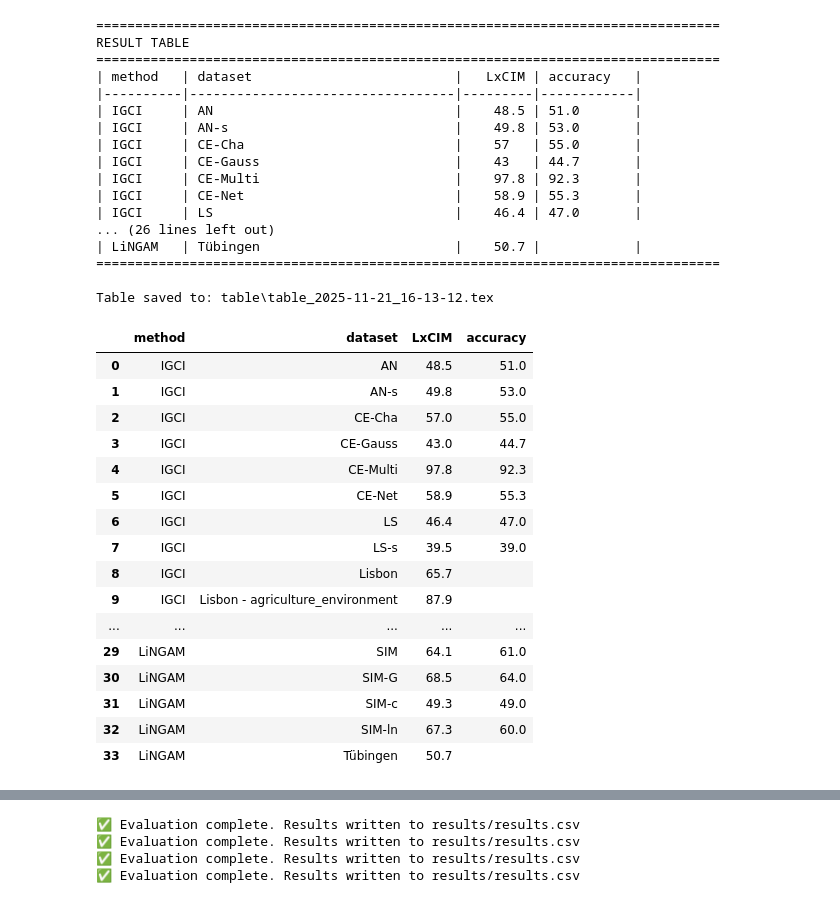
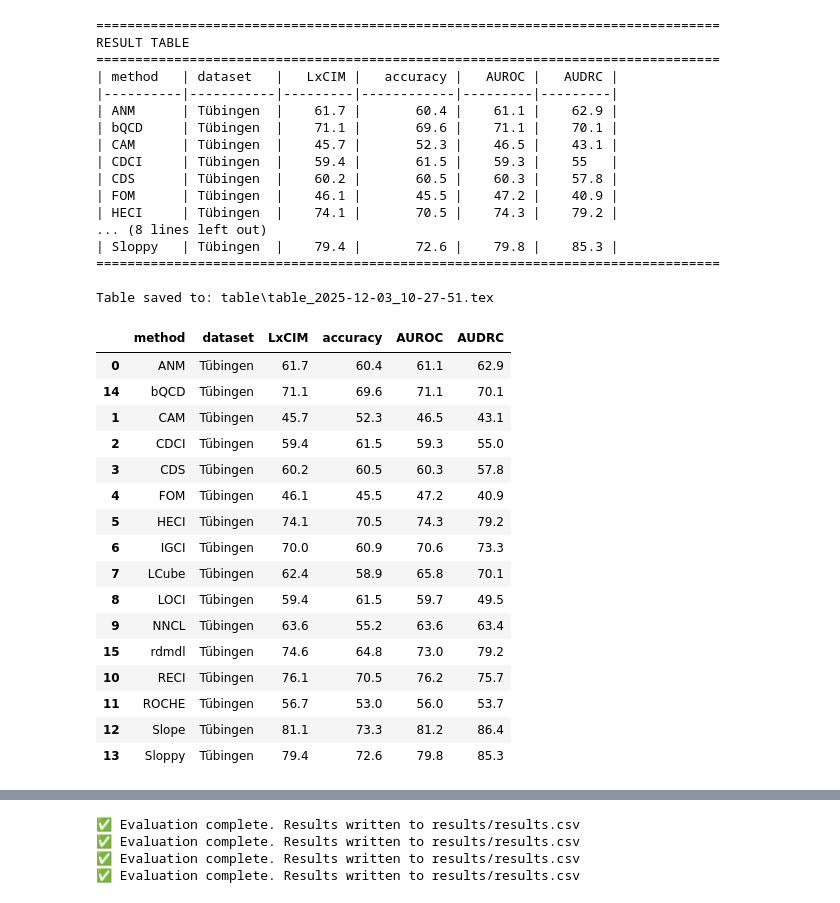
Before and after one commit to tiagobrogueira/Causal-Discovery-In-Exchangeable-Data, a Jupyter notebook: bicausal/evaluate.ipynb, the cells around one changed output, grey strips where cells are left out. Cells and saved outputs as stored; diff of their text form; code cells hidden in the pictures.

```diff
--- a/bicausal/evaluate.ipynb
+++ b/bicausal/evaluate.ipynb
@@ -2,42 +2,42 @@
 from bicausal.metrics.evaluators import evaluate_tuebingen,evaluate_lisbon, evaluate_synthetic, construct_table
 from bicausal.metrics.drawers import plot_dataset_curves, plot_dataset_curves_vs, plot_method_curves
 # %%
-construct_table()
+construct_table(datasets=["Tuebingen"], metrics=["LxCIM","accuracy","AUROC","AUDRC"])
 # %% [output]
 ================================================================================
 RESULT TABLE
 ================================================================================
-| method   | dataset                          |   LxCIM | accuracy   |
-|----------|----------------------------------|---------|------------|
-| IGCI     | AN                               |    48.5 | 51.0       |
-| IGCI     | AN-s                             |    49.8 | 53.0       |
-| IGCI     | CE-Cha                           |    57   | 55.0       |
-| IGCI     | CE-Gauss                         |    43   | 44.7       |
-| IGCI     | CE-Multi                         |    97.8 | 92.3       |
-| IGCI     | CE-Net                           |    58.9 | 55.3       |
-| IGCI     | LS                               |    46.4 | 47.0       |
-... (26 lines left out)
-| LiNGAM   | Tübingen                         |    50.7 |            |
+| method   | dataset   |   LxCIM |   accuracy |   AUROC |   AUDRC |
+|----------|-----------|---------|------------|---------|---------|
+| ANM      | Tübingen  |    61.7 |       60.4 |    61.1 |    62.9 |
+| bQCD     | Tübingen  |    71.1 |       69.6 |    71.1 |    70.1 |
+| CAM      | Tübingen  |    45.7 |       52.3 |    46.5 |    43.1 |
+| CDCI     | Tübingen  |    59.4 |       61.5 |    59.3 |    55   |
+| CDS      | Tübingen  |    60.2 |       60.5 |    60.3 |    57.8 |
+| FOM      | Tübingen  |    46.1 |       45.5 |    47.2 |    40.9 |
+| HECI     | Tübingen  |    74.1 |       70.5 |    74.3 |    79.2 |
+... (8 lines left out)
+| Sloppy   | Tübingen  |    79.4 |       72.6 |    79.8 |    85.3 |
 ================================================================================
 
-Table saved to: table\table_2025-11-21_16-13-12.tex
+Table saved to: table\table_2025-12-03_10-27-51.tex
-|  | method | dataset | LxCIM | accuracy |
-| 0 | IGCI | AN | 48.5 | 51.0 |
-| 1 | IGCI | AN-s | 49.8 | 53.0 |
-| 2 | IGCI | CE-Cha | 57.0 | 55.0 |
-| 3 | IGCI | CE-Gauss | 43.0 | 44.7 |
-| 4 | IGCI | CE-Multi | 97.8 | 92.3 |
-| 5 | IGCI | CE-Net | 58.9 | 55.3 |
-| 6 | IGCI | LS | 46.4 | 47.0 |
-| 7 | IGCI | LS-s | 39.5 | 39.0 |
-| 8 | IGCI | Lisbon | 65.7 |  |
-| 9 | IGCI | Lisbon - agriculture_environment | 87.9 |  |
-| ... | ... | ... | ... | ... |
-| 29 | LiNGAM | SIM | 64.1 | 61.0 |
-| 30 | LiNGAM | SIM-G | 68.5 | 64.0 |
-| 31 | LiNGAM | SIM-c | 49.3 | 49.0 |
-| 32 | LiNGAM | SIM-ln | 67.3 | 60.0 |
-| 33 | LiNGAM | Tübingen | 50.7 |  |
+|  | method | dataset | LxCIM | accuracy | AUROC | AUDRC |
+| 0 | ANM | Tübingen | 61.7 | 60.4 | 61.1 | 62.9 |
+| 14 | bQCD | Tübingen | 71.1 | 69.6 | 71.1 | 70.1 |
+| 1 | CAM | Tübingen | 45.7 | 52.3 | 46.5 | 43.1 |
+| 2 | CDCI | Tübingen | 59.4 | 61.5 | 59.3 | 55.0 |
+| 3 | CDS | Tübingen | 60.2 | 60.5 | 60.3 | 57.8 |
+| 4 | FOM | Tübingen | 46.1 | 45.5 | 47.2 | 40.9 |
+| 5 | HECI | Tübingen | 74.1 | 70.5 | 74.3 | 79.2 |
+| 6 | IGCI | Tübingen | 70.0 | 60.9 | 70.6 | 73.3 |
+| 7 | LCube | Tübingen | 62.4 | 58.9 | 65.8 | 70.1 |
+| 8 | LOCI | Tübingen | 59.4 | 61.5 | 59.7 | 49.5 |
+| 9 | NNCL | Tübingen | 63.6 | 55.2 | 63.6 | 63.4 |
+| 15 | rdmdl | Tübingen | 74.6 | 64.8 | 73.0 | 79.2 |
+| 10 | RECI | Tübingen | 76.1 | 70.5 | 76.2 | 75.7 |
+| 11 | ROCHE | Tübingen | 56.7 | 53.0 | 56.0 | 53.7 |
+| 12 | Slope | Tübingen | 81.1 | 73.3 | 81.2 | 86.4 |
+| 13 | Sloppy | Tübingen | 79.4 | 72.6 | 79.8 | 85.3 |
 # %%
 evaluate_tuebingen(metrics=["LxCIM","accuracy","AUROC","AUDRC"])
 # %% [output]
```
Also changed, not shown: parts of 1 cell of this notebook, 19 other files.
